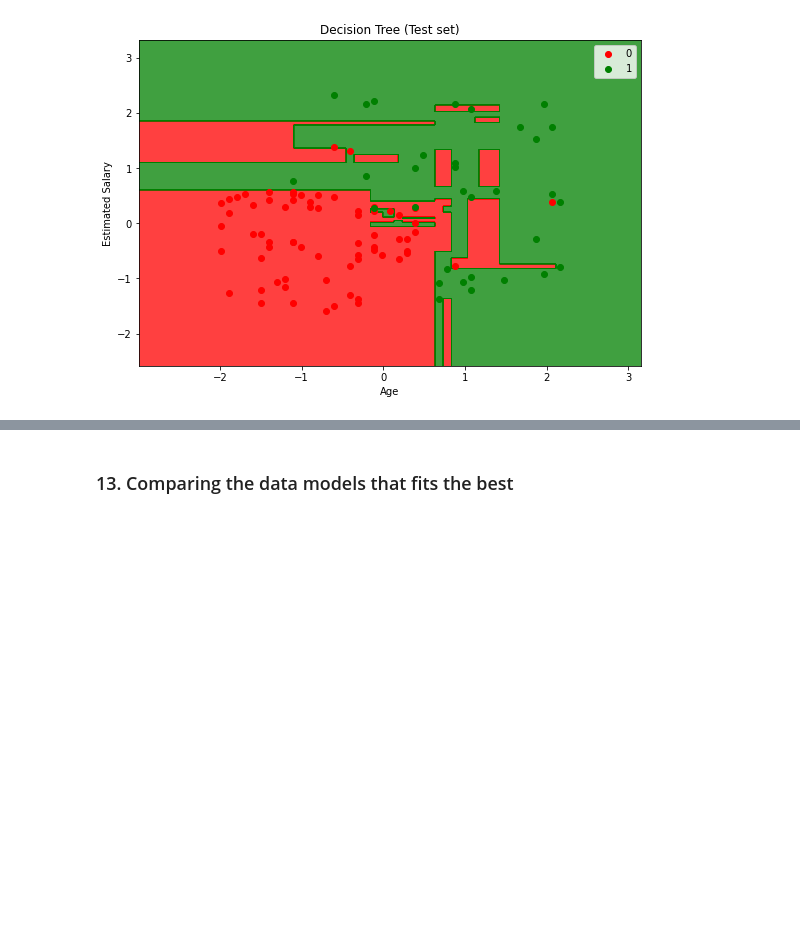
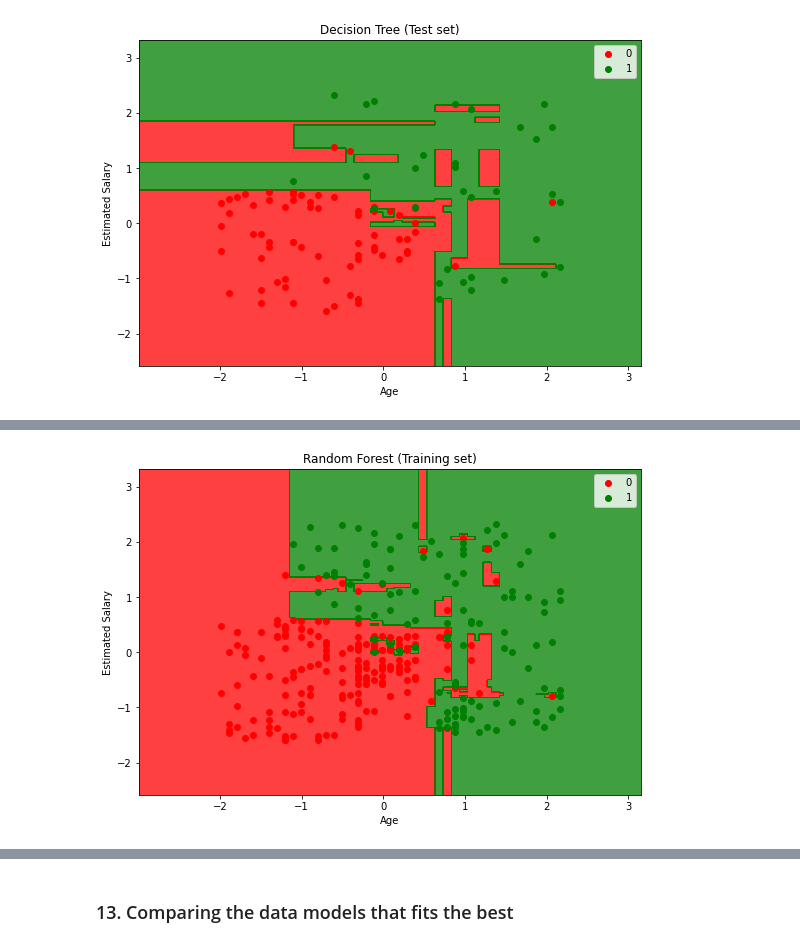
Before and after one commit to sautrikc/SUV-Buyers-Classification, a Jupyter notebook: SUV_Buyers_Classification.ipynb, the cells around one changed output, grey strips where cells are left out. Drawn from its saved outputs; the diff is of its cells as text; code cells hidden in the pictures; blank space fills up the shorter version.

```diff
--- a/SUV_Buyers_Classification.ipynb
+++ b/SUV_Buyers_Classification.ipynb
@@ -387,0 +425,5 @@ WARNING:matplotlib.axes._axes:*c* argument looks like a single numeric RGB or RG
+# %%
+# Visualising the Training set results
+
+mapVisualisation('Random Forest (Training set)', classifier_rf,X_train,y_train)
+# %% [output]
@@ -387,0 +432 @@ WARNING:matplotlib.axes._axes:*c* argument looks like a single numeric RGB or RG
+[figure, added]
```
Also changed, not shown: parts of 14 cells of this notebook.
